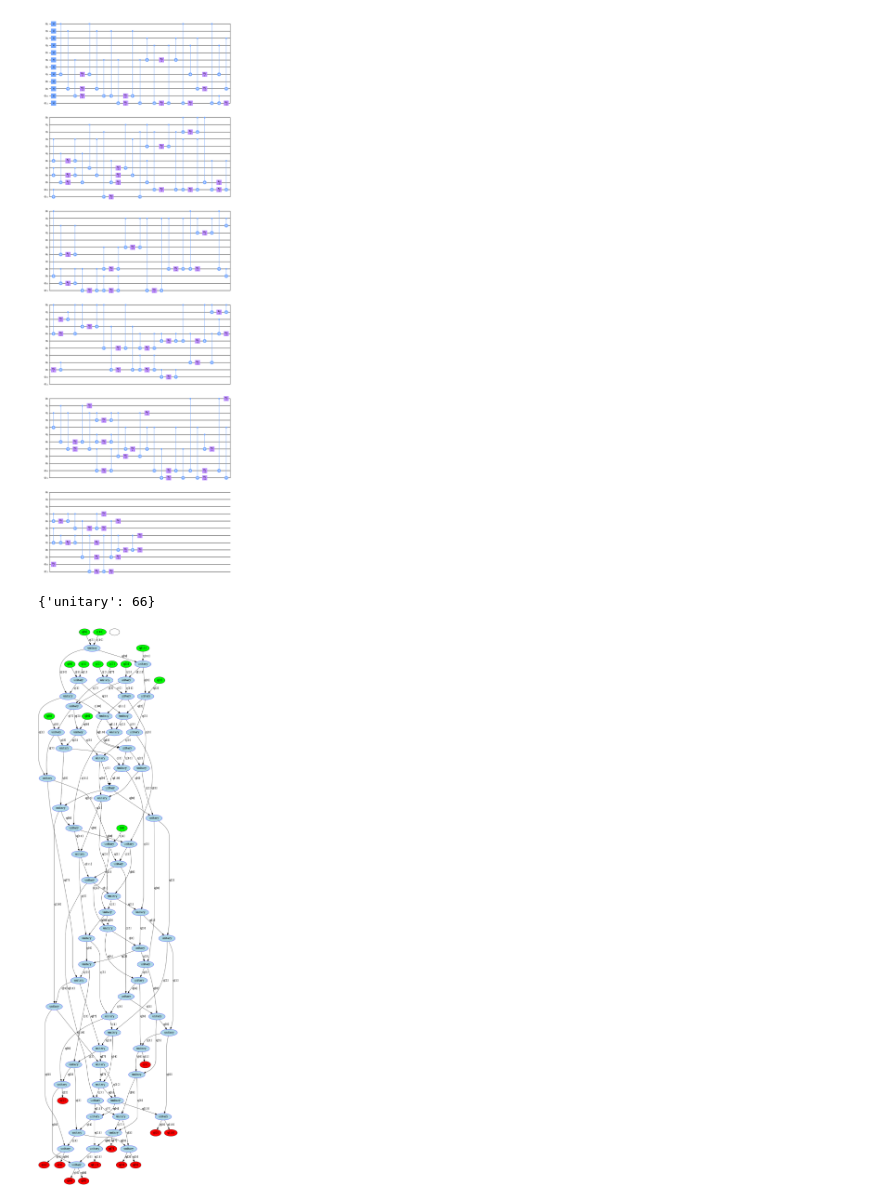
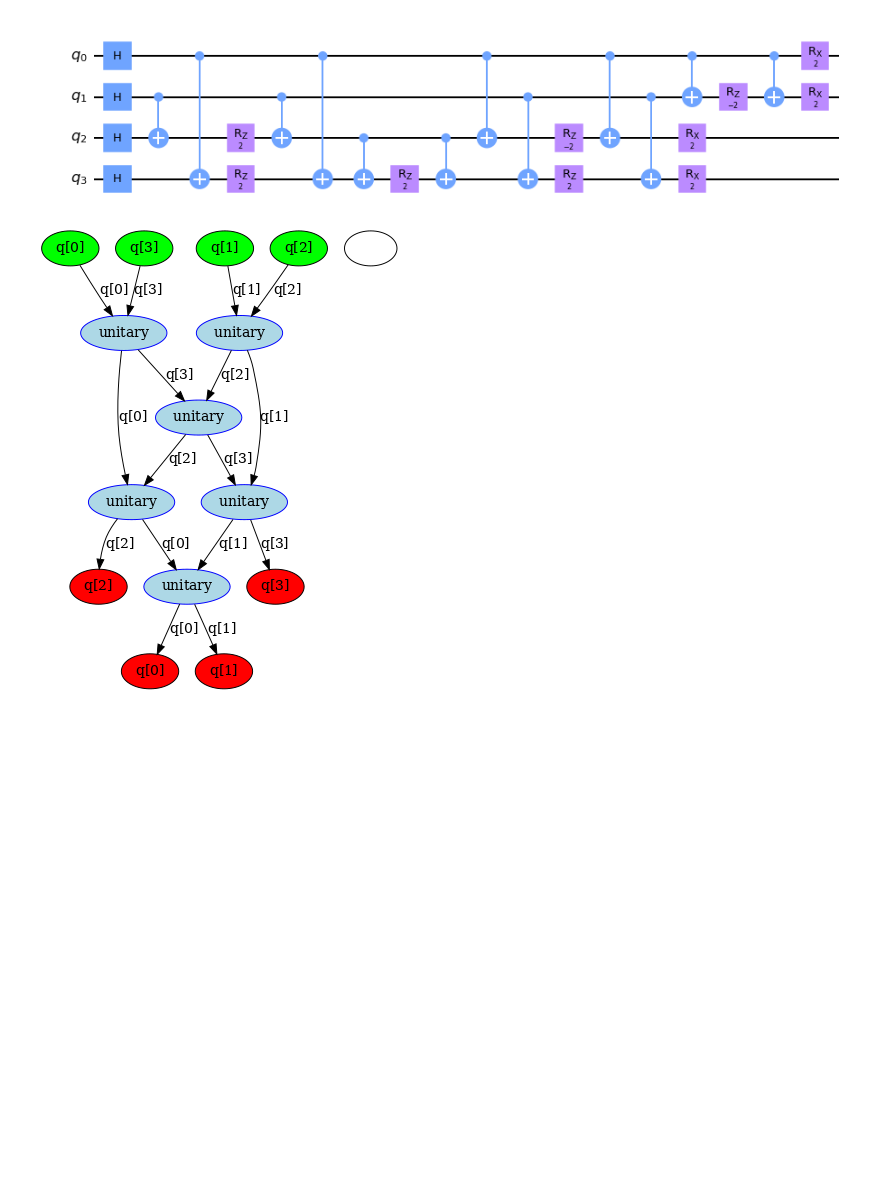
Before and after one commit to Pitt-JonesLab/clonk_transpilation, a Jupyter notebook: benchmark_suite/dag_visualization.ipynb, the cells around one changed output. Drawn from its saved outputs; the diff is of its cells as text; code cells hidden in the pictures; blank space fills up the shorter version.

```diff
--- a/benchmark_suite/dag_visualization.ipynb
+++ b/benchmark_suite/dag_visualization.ipynb
@@ -10,15 +18,14 @@ This backend's operations: cz,measure only apply to a subset of qubits. Using th
 # %%
-qc = circuits["QAOA_Vanilla"].circuit_lambda(12)
+qc = circuits["QAOA_Vanilla"].circuit_lambda(4)
 qc.remove_final_measurements()
 qc.draw(output='mpl')
 # %% [output]
-[figure, old version]
+[figure, new version]
 # %%
 from qiskit.converters import circuit_to_dag
 from qiskit.visualization import dag_drawer
-new_qc = backends["Hatlab-Large-Riswap"].pass_manager.run(qc)
+new_qc = backends["Hatlab-Large-Riswap-Shuffle"].pass_manager.run(qc)
 dag = circuit_to_dag(new_qc)
 dag_drawer(dag)
 # %% [output]
-{'unitary': 66}
-[figure, old version]
+[figure, new version]
```
Also changed, not shown: parts of 1 cell of this notebook, 26 other files.
